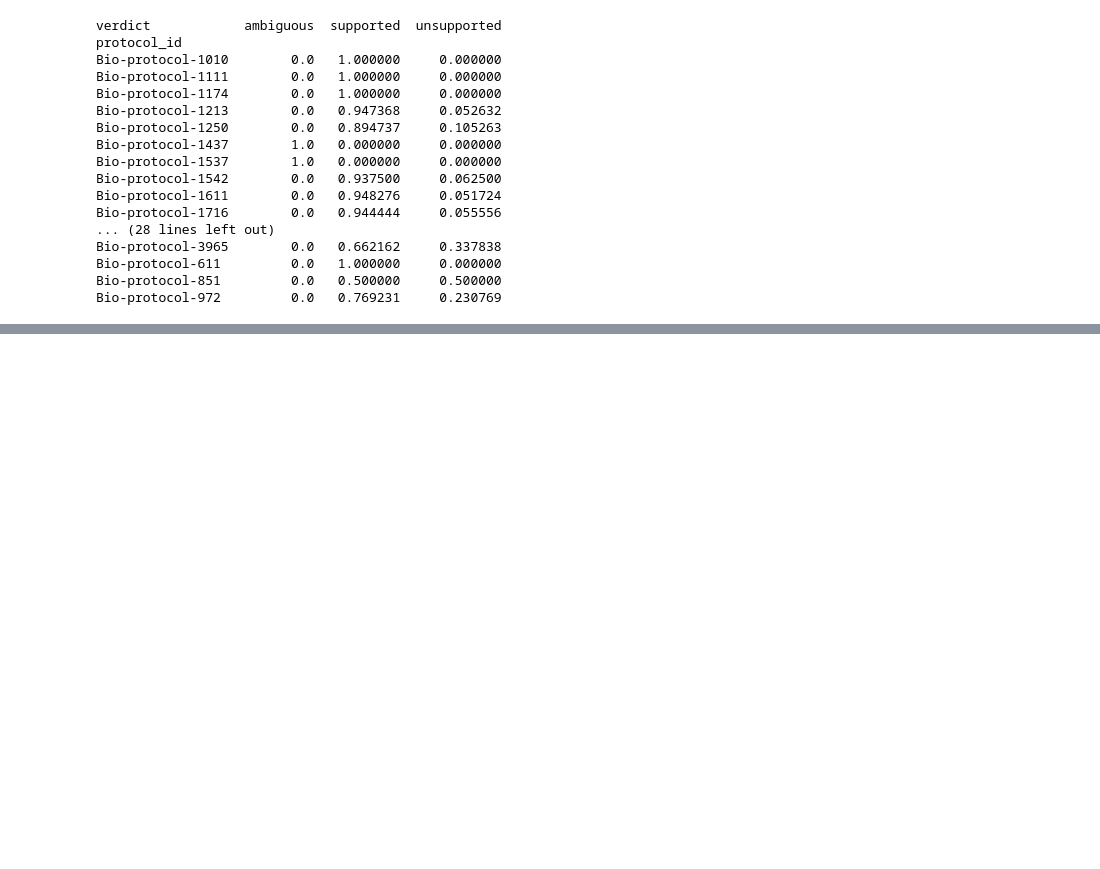
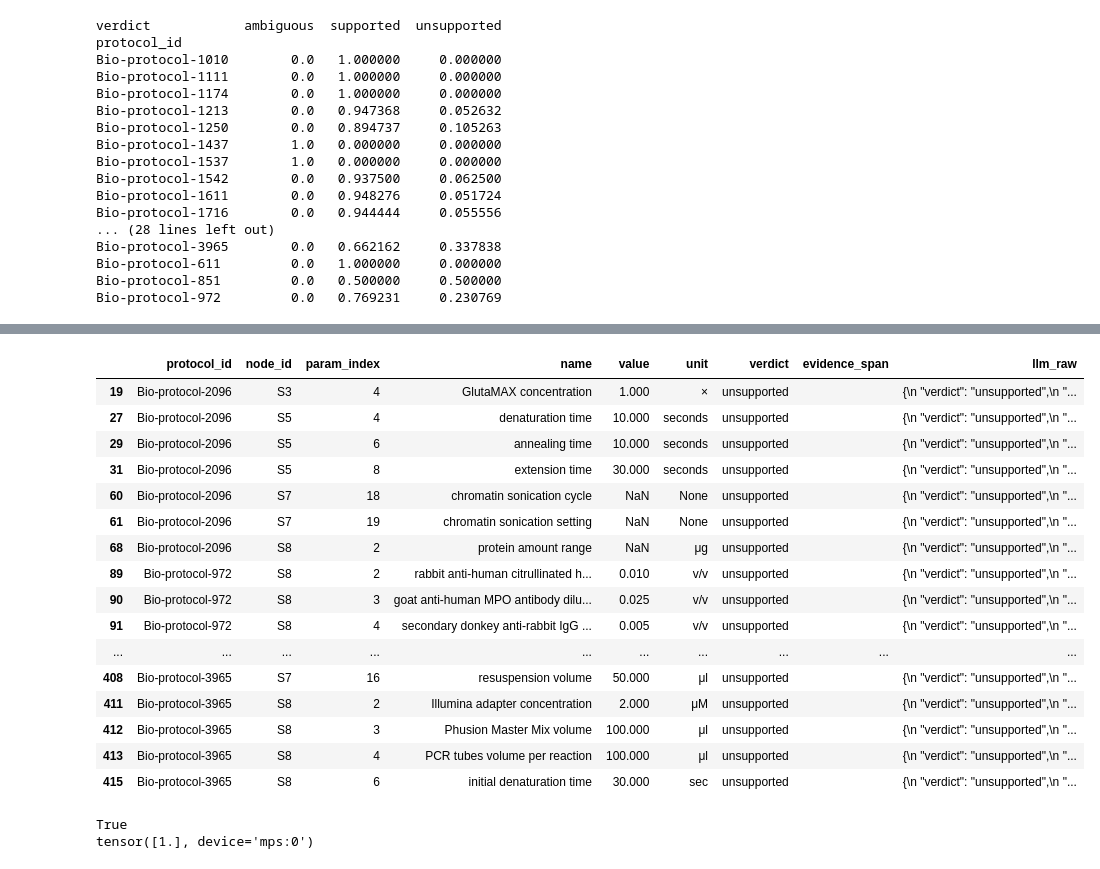
Before and after one commit to haeb98/BioProtocol, a Jupyter notebook: scripts/report_s2_parser_00_stats.ipynb, the cells around one changed output, grey strips where cells are left out. Saved outputs shown, nothing was run; the diff lists cells and outputs as text; code cells hidden in the pictures; blank space fills up the shorter version.

```diff
--- a/scripts/report_s2_parser_00_stats.ipynb
+++ b/scripts/report_s2_parser_00_stats.ipynb
@@ -206,0 +225,13 @@ suspicious[suspicious["protocol_id"] == "Bio-protocol-1836"]
+# %%
+import json
+import pandas as pd
+
+rows = []
+with open("../runs/enhanced_cov_results.jsonl", "r", encoding="utf-8") as f:
+    for line in f:
+        rows.append(json.loads(line))
+
+df = pd.DataFrame(rows)
+
+# 전체 비율
+print(df["verdict"].value_counts(normalize=True))
@@ -206,0 +266,32 @@ suspicious[suspicious["protocol_id"] == "Bio-protocol-1836"]
+# %%
+# 예: unsupported 이면서 evidence_span 이 빈 문자열인 케이스만 모아보기
+unsupported = df[(df["verdict"] == "unsupported")]
+unsupported.head(50)
+# %% [output]
+|  | protocol_id | node_id | param_index | name | value | unit | verdict | evidence_span | llm_raw |
+| 19 | Bio-protocol-2096 | S3 | 4 | GlutaMAX concentration | 1.000 | × | unsupported |  | {\n "verdict": "unsupported",\n "... |
+| 27 | Bio-protocol-2096 | S5 | 4 | denaturation time | 10.000 | seconds | unsupported |  | {\n "verdict": "unsupported",\n "... |
+| 29 | Bio-protocol-2096 | S5 | 6 | annealing time | 10.000 | seconds | unsupported |  | {\n "verdict": "unsupported",\n "... |
+| 31 | Bio-protocol-2096 | S5 | 8 | extension time | 30.000 | seconds | unsupported |  | {\n "verdict": "unsupported",\n "... |
+| 60 | Bio-protocol-2096 | S7 | 18 | chromatin sonication cycle | NaN | None | unsupported |  | {\n "verdict": "unsupported",\n "... |
+| 61 | Bio-protocol-2096 | S7 | 19 | chromatin sonication setting | NaN | None | unsupported |  | {\n "verdict": "unsupported",\n "... |
+| 68 | Bio-protocol-2096 | S8 | 2 | protein amount range | NaN | μg | unsupported |  | {\n "verdict": "unsupported",\n "... |
+| 89 | Bio-protocol-972 | S8 | 2 | rabbit anti-human citrullinated h... | 0.010 | v/v | unsupported |  | {\n "verdict": "unsupported",\n "... |
+| 90 | Bio-protocol-972 | S8 | 3 | goat anti-human MPO antibody dilu... | 0.025 | v/v | unsupported |  | {\n "verdict": "unsupported",\n "... |
+| 91 | Bio-protocol-972 | S8 | 4 | secondary donkey anti-rabbit IgG ... | 0.005 | v/v | unsupported |  | {\n "verdict": "unsupported",\n "... |
+| ... | ... | ... | ... | ... | ... | ... | ... | ... | ... |
+| 408 | Bio-protocol-3965 | S7 | 16 | resuspension volume | 50.000 | μl | unsupported |  | {\n "verdict": "unsupported",\n "... |
+| 411 | Bio-protocol-3965 | S8 | 2 | Illumina adapter concentration | 2.000 | μM | unsupported |  | {\n "verdict": "unsupported",\n "... |
+| 412 | Bio-protocol-3965 | S8 | 3 | Phusion Master Mix volume | 100.000 | μl | unsupported |  | {\n "verdict": "unsupported",\n "... |
+| 413 | Bio-protocol-3965 | S8 | 4 | PCR tubes volume per reaction | 100.000 | μl | unsupported |  | {\n "verdict": "unsupported",\n "... |
+| 415 | Bio-protocol-3965 | S8 | 6 | initial denaturation time | 30.000 | sec | unsupported |  | {\n "verdict": "unsupported",\n "... |
+# %%
+import torch
+
+print(torch.backends.mps.is_available())
+if torch.backends.mps.is_available():
+    x = torch.ones(1, device='mps')
+    print(x)
+# %% [output]
+True
+tensor([1.], device='mps:0')
```
Also changed, not shown: parts of 6 cells of this notebook, 18 other files.
